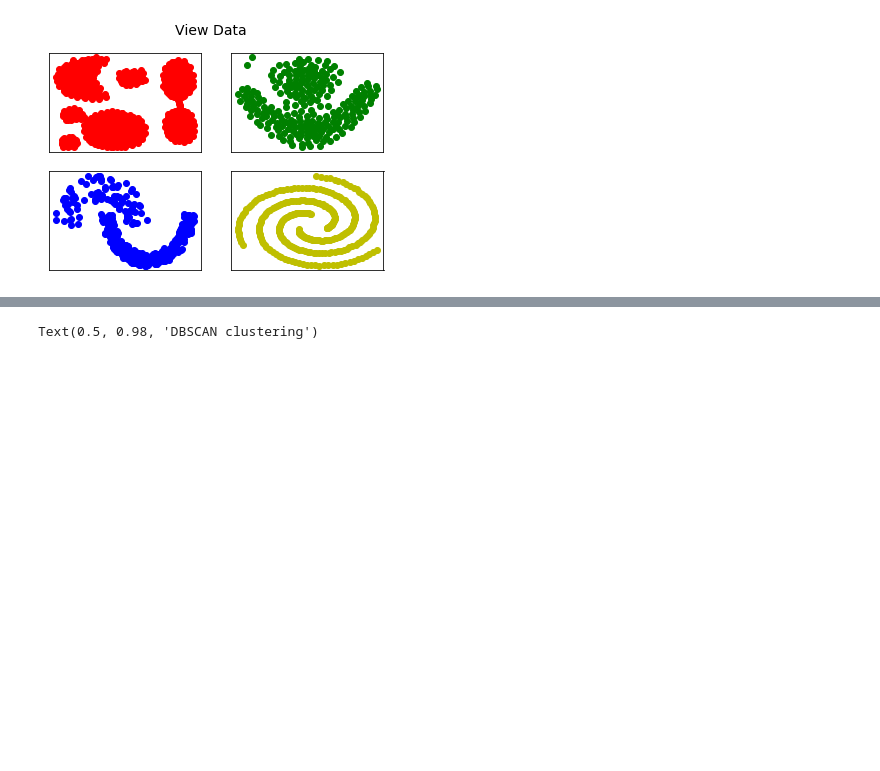
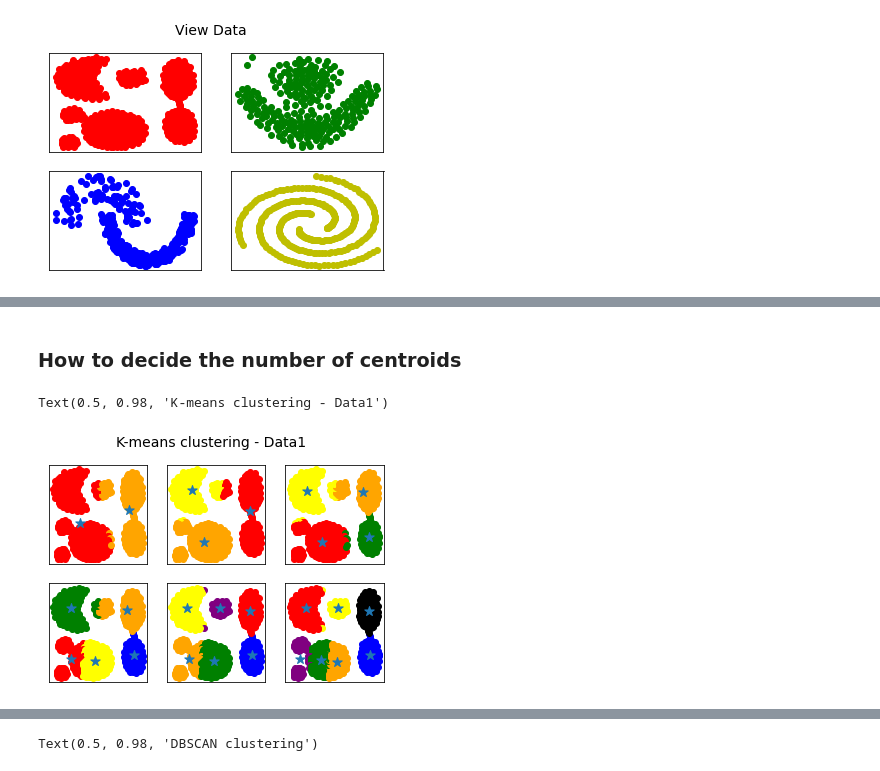
Before and after one commit to sujuntao-stat6289/STAT6240, a Jupyter notebook: Q3_Clustering.ipynb, the cells around one changed output, grey strips where cells are left out. Saved outputs shown, nothing was run; the diff lists cells and outputs as text; code cells hidden in the pictures; blank space fills up the shorter version.

```diff
--- a/Q3_Clustering.ipynb
+++ b/Q3_Clustering.ipynb
@@ -57,0 +72,11 @@ Text(0.5, 0.98, 'K-means clustering')
+# %% [markdown]
+### How to decide the number of centroids
+# %%
+for i in range(6):
+    plt.subplot(231+i)
+    Kmeans_with_plot(df[0].iloc[:,:2].values,i+2)
+    plt.xticks([]),plt.yticks([])
+plt.suptitle('K-means clustering - Data1', fontsize=14)
+# %% [output]
+Text(0.5, 0.98, 'K-means clustering - Data1')
+[figure, added]
```
Also changed, not shown: parts of 12 cells of this notebook, 1 other file.
